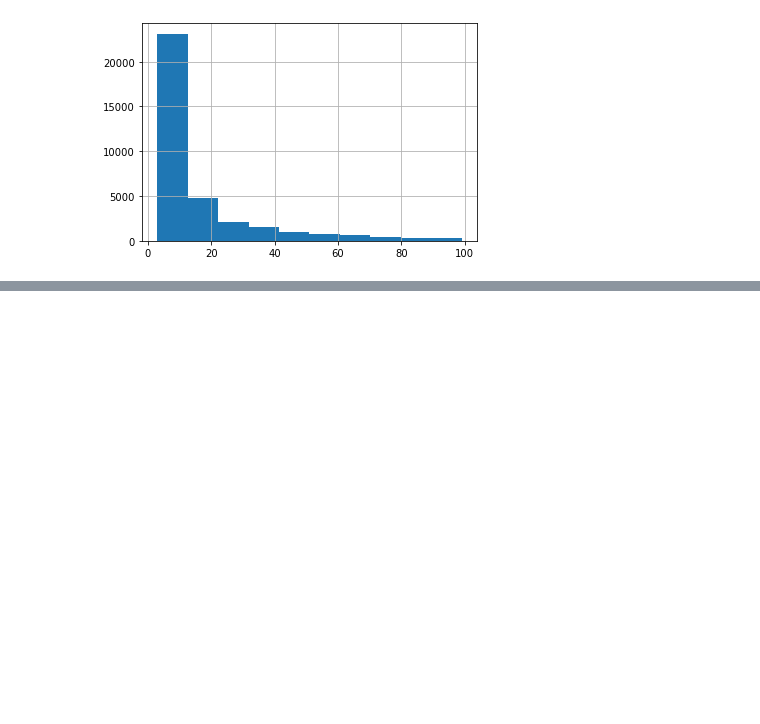
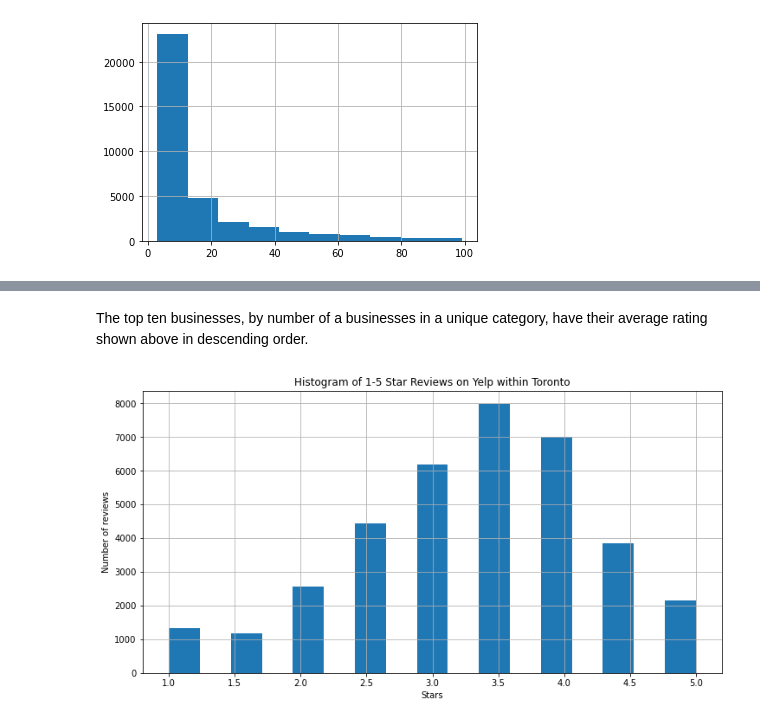
Before and after one commit to davidhintelmann/Yelp_Investigation, a Jupyter notebook: yelp.ipynb, the cells around one changed output, grey strips where cells are left out. Saved outputs shown, nothing was run; the diff lists cells and outputs as text; code cells hidden in the pictures; blank space fills up the shorter version.

```diff
--- a/yelp.ipynb
+++ b/yelp.ipynb
@@ -419,0 +572,10 @@ find_font_file('OpenSans-Regular.ttf')
+# %% [markdown]
+The top ten businesses, by number of a businesses in a unique category, have their average rating shown above in descending order.
+# %%
+plt.figure(figsize=(12,6))
+TOR_business['stars'].hist(bins=17)
+plt.title('Histogram of 1-5 Star Reviews on Yelp within Toronto')
+plt.xlabel('Stars')
+plt.ylabel('Number of reviews');
+# %% [output]
+[figure, added]
```
Also changed, not shown: parts of 26 cells of this notebook.
